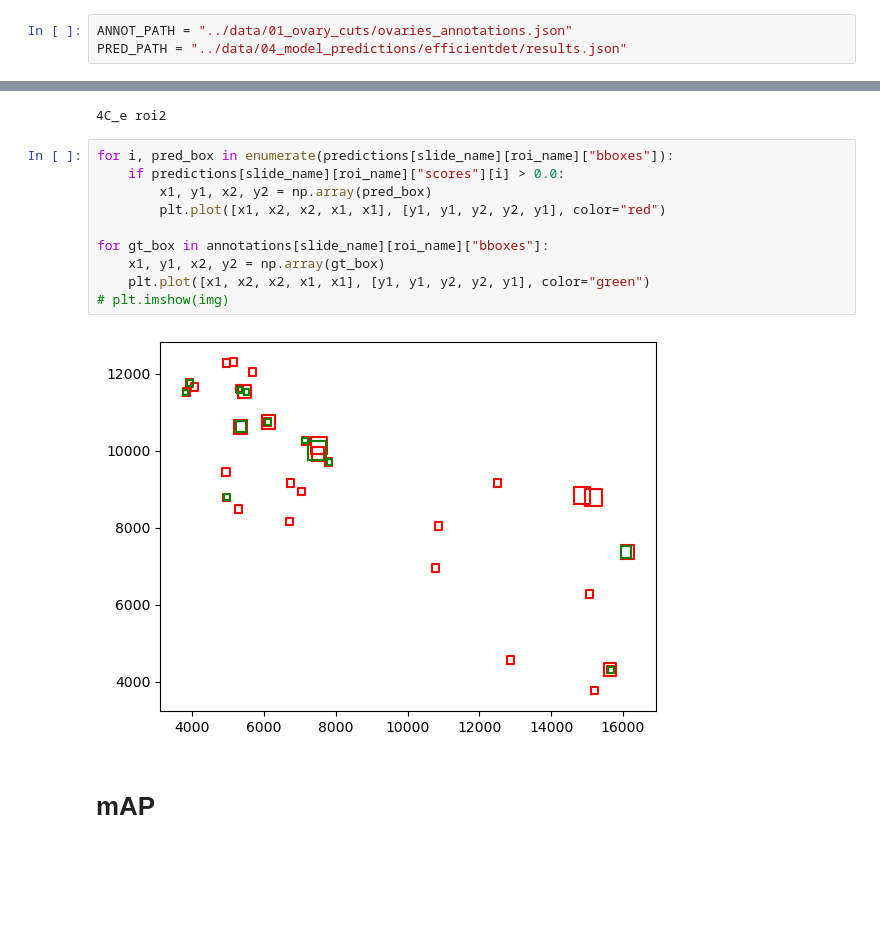
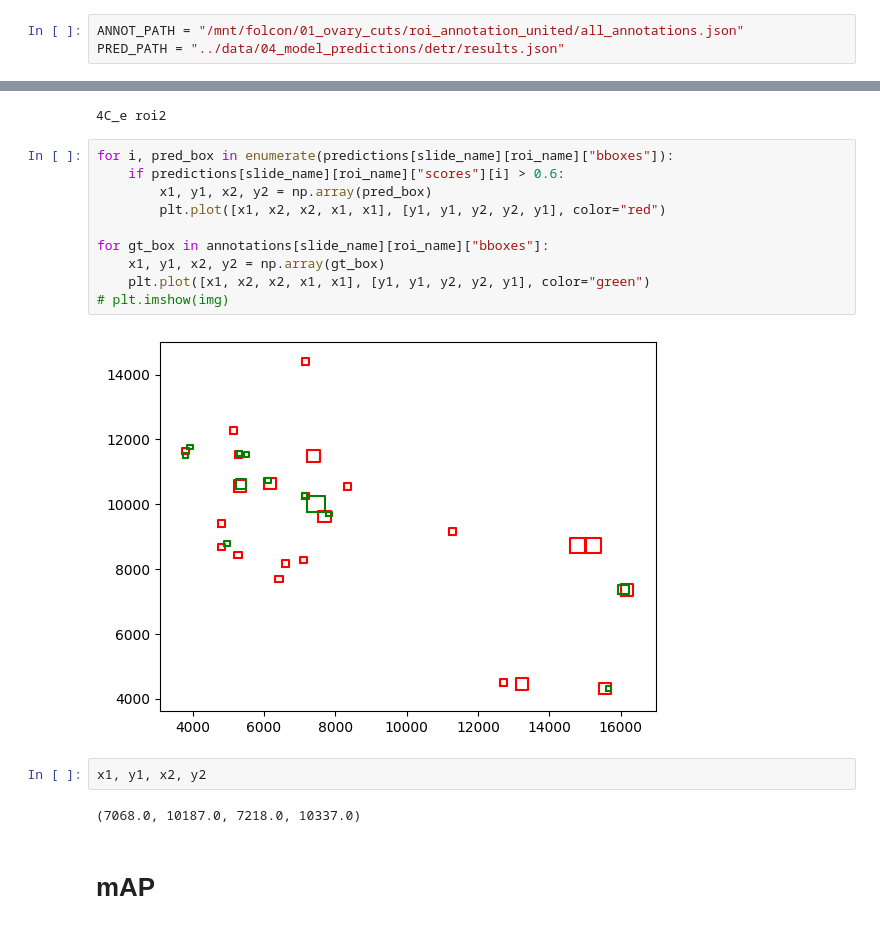
Before and after one commit to vincentblot28/follicle-assessment, a Jupyter notebook: notebooks/evaluate_model.ipynb, the cells around one changed output, grey strips where cells are left out. Cells and saved outputs as stored; diff of their text form; blank space fills up the shorter version.

```diff
--- a/notebooks/evaluate_model.ipynb
+++ b/notebooks/evaluate_model.ipynb
@@ -14,8 +14,8 @@ from utils.ltt_utils import create_x_y
 %load_ext autoreload
 %autoreload 2
 # %%
-ANNOT_PATH = "../data/01_ovary_cuts/ovaries_annotations.json"
-PRED_PATH = "../data/04_model_predictions/efficientdet/results.json"
+ANNOT_PATH = "/mnt/folcon/01_ovary_cuts/roi_annotation_united/all_annotations.json"
+PRED_PATH = "../data/04_model_predictions/detr/results.json"
 # %%
 with open(ANNOT_PATH, "r") as f:
     annotations = json.load(f)
@@ -37,16 +37,20 @@ print(slide_name, roi_name)
 4C_e roi2
 # %%
 for i, pred_box in enumerate(predictions[slide_name][roi_name]["bboxes"]):
-    if predictions[slide_name][roi_name]["scores"][i] > 0.0:
+    if predictions[slide_name][roi_name]["scores"][i] > 0.6:
         x1, y1, x2, y2 = np.array(pred_box)
         plt.plot([x1, x2, x2, x1, x1], [y1, y1, y2, y2, y1], color="red")
 
 for gt_box in annotations[slide_name][roi_name]["bboxes"]:
     x1, y1, x2, y2 = np.array(gt_box)
     plt.plot([x1, x2, x2, x1, x1], [y1, y1, y2, y2, y1], color="green")
 # plt.imshow(img)
 # %% [output]
-[figure, old version]
+[figure, new version]
+# %%
+x1, y1, x2, y2
+# %% [output]
+(7068.0, 10187.0, 7218.0, 10337.0)
 # %% [markdown]
 # mAP
 # %%
```
Also changed, not shown: parts of 7 cells of this notebook, 1 other file.
